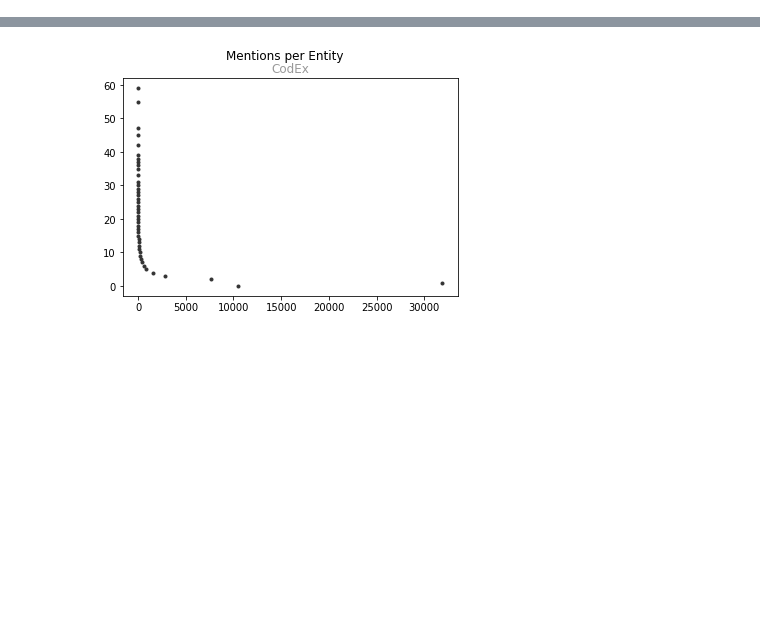
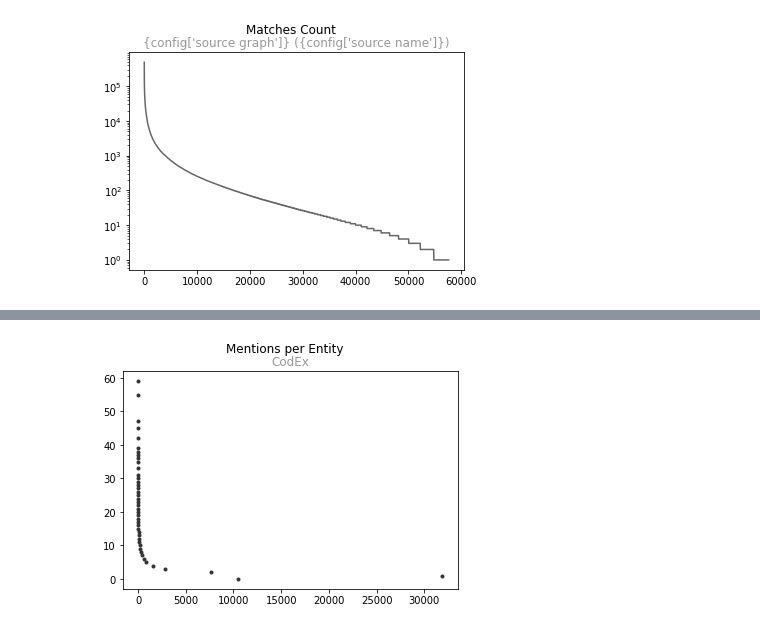
Before and after one commit to lavis-nlp/irt2, a Jupyter notebook: ipynb/create.ipynb, the cells around one changed output, grey strips where cells are left out. Cells and saved outputs as stored; diff of their text form; code cells hidden in the pictures; blank space fills up the shorter version.

```diff
--- a/ipynb/create.ipynb
+++ b/ipynb/create.ipynb
@@ -38,20 +42,21 @@ pprint(config)
 # %%
-# you can skip this part if mentions are cached (see below)
-# GOTO: >>>
+from irt2 import create
 
-from irt2 import sampling
 
-# create index of sampling.Match instances
-# an optional cache speeds up load time
+@run.cache('matches')
+def load_matches():
 
-# this might take a while
-# irt.cde.matches-full requires around 24G RAM
-idx_matches = sampling.load_index_matches(
-    path=irt2.ENV.DIR.ROOT / config['source matches'],
-    invalidate_cache=False,
-)
+    matches = create.index_matches(
+        irt2.ENV.DIR.ROOT / config['source matches'],
+        None,
+    )
 
-print('\nmatch index:')
-print(f'  total: {len(idx_matches.flat)}')
-print(f'  pages: {len(idx_matches.keys("page"))}')
-print(f'   eids: {len(idx_matches.keys("eid"))}')
+    print('\nmatch index:')
+    print(f'  total: {len(matches.flat)}')
+    print(f'  pages: {len(matches.keys("page"))}')
+    print(f'   eids: {len(matches.keys("eid"))}')
+
+    return matches
+
+
+matches = load_matches()
@@ -66,38 +80,36 @@ def plot_dist(
 ):
     fig, ax = plt.subplots()
     fig.suptitle(title)
 
     ax.set_title(subtitle, color='#999')
     ax.set_yscale('log')
 
     ax.plot(np.arange(len(y)), y, color='#666')
 
     if filenames:
         for filename in filenames:
             fig.savefig(filename)
 
 
+@run.when('matches')
 def plot_distribution_idx(index, **kwargs):
 
     lens = {}
     for eid in index.keys('eid'):
         n = len(index.dis(eid=eid))
         lens[eid] = n
 
     lens = sorted(((n, eid) for eid, n in lens.items()), reverse=True)
     y = np.array([n for n, _ in lens])
 
     plot_dist(y=y, **kwargs)
-    return y
 
 
-cde_y = plot_distribution_idx(
-    index=idx_matches,
+plot_distribution_idx(
+    index=matches,
     title="Matches Count",
     subtitle="{config['source graph']} ({config['source name']})",
-    # filenames=[
-    #     ... / f'irt.cde.matches-distribution.{suff}'
-    #     for suff in ('png', 'svg')
-    # ],
 )
+# %% [output]
+[figure, added]
 # %%
```
Also changed, not shown: parts of 12 cells of this notebook, 2 other files.
